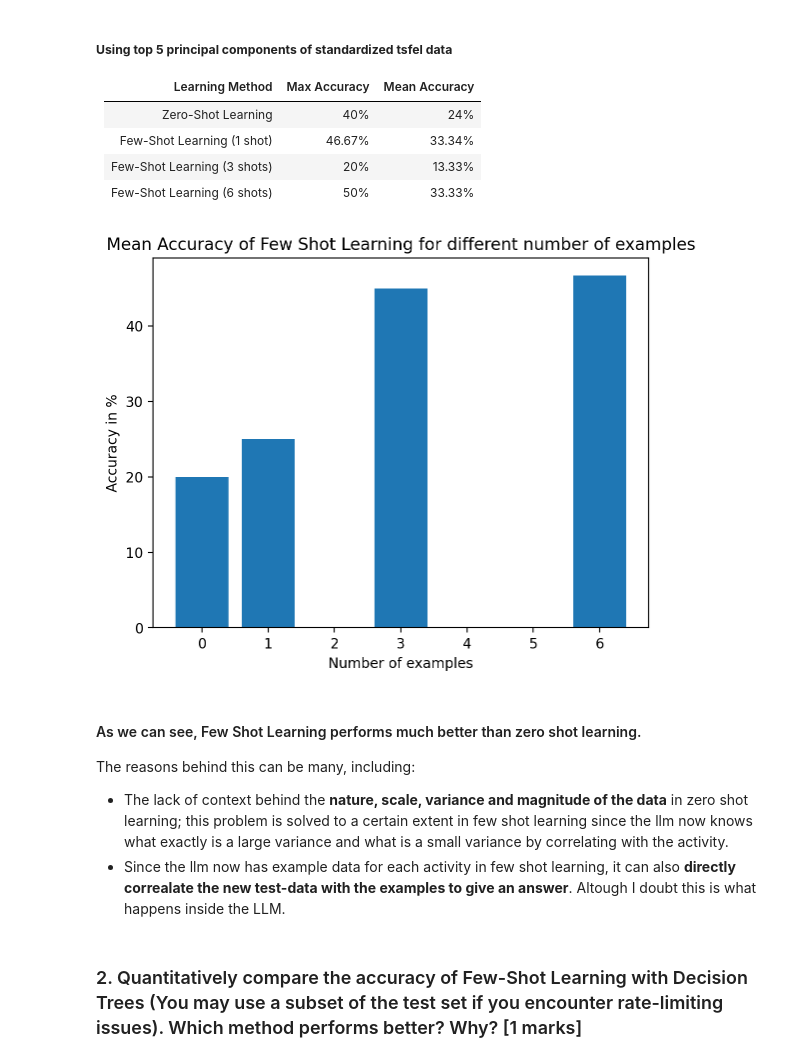
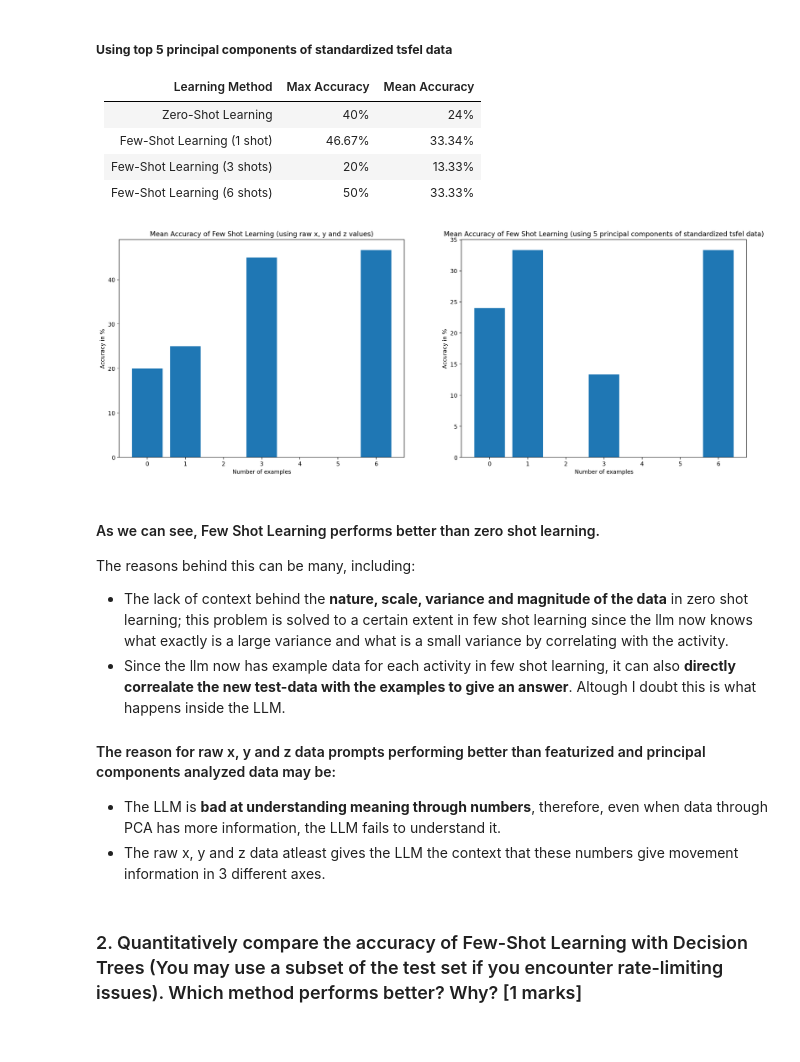
Before and after one commit to Reckadon/ES335-ML-Assignment-1, a Jupyter notebook: Task3.ipynb, the cells around one changed output. Drawn from its saved outputs; the diff is of its cells as text; code cells hidden in the pictures.

```diff
--- a/Task3.ipynb
+++ b/Task3.ipynb
@@ -478,18 +478,29 @@ _This testing was done using the model `llama3.1-70b` and `llama3-70b` randomly
 | Few-Shot Learning (3 shots) | 20% | 13.33% |
 | Few-Shot Learning (6 shots) | 50% | 33.33% |
 # %%
+f = plt.figure(figsize=(20, 7))
+f.add_subplot(1, 2, 1)
 plt.bar([0, 1, 3, 6], [20, 25, 45, 46.67])
 plt.ylabel("Accuracy in %")
 plt.xlabel("Number of examples")
-plt.title("Mean Accuracy of Few Shot Learning for different number of examples")
+plt.title("Mean Accuracy of Few Shot Learning (using raw x, y and z values)")
+f.add_subplot(1, 2, 2)
+plt.bar([0, 1, 3, 6], [24, 33.34, 13.33, 33.33])
+plt.ylabel("Accuracy in %")
+plt.xlabel("Number of examples")
+plt.title("Mean Accuracy of Few Shot Learning (using 5 principal components of standardized tsfel data)")
 plt.show()
 # %% [output]
-[figure, old version]
+[figure, new version]
 # %% [markdown]
 
-#### As we can see, Few Shot Learning performs much better than zero shot learning.
+#### As we can see, Few Shot Learning performs better than zero shot learning.
 The reasons behind this can be many, including:
 - The lack of context behind the **nature, scale, variance and magnitude of the data** in zero shot learning; this problem is solved to a certain extent in few shot learning since the llm now knows what exactly is a large variance and what is a small variance by correlating with the activity.
 - Since the llm now has example data for each activity in few shot learning, it can also **directly correalate the new test-data with the examples to give an answer**. Altough I doubt this is what happens inside the LLM.
+
+#### The reason for raw x, y and z data prompts performing better than featurized and principal components analyzed data may be:
+- The LLM is **bad at understanding meaning through numbers**, therefore, even when data through PCA has more information, the LLM fails to understand it.
+- The raw x, y and z data atleast gives the LLM the context that these numbers give movement information in 3 different axes.
 # %% [markdown]
 ### 2. Quantitatively compare the accuracy of Few-Shot Learning with Decision Trees (You may use a subset of the test set if you encounter rate-limiting issues). Which method performs better? Why? [1 marks]
```
Also changed, not shown: parts of 5 cells of this notebook.
